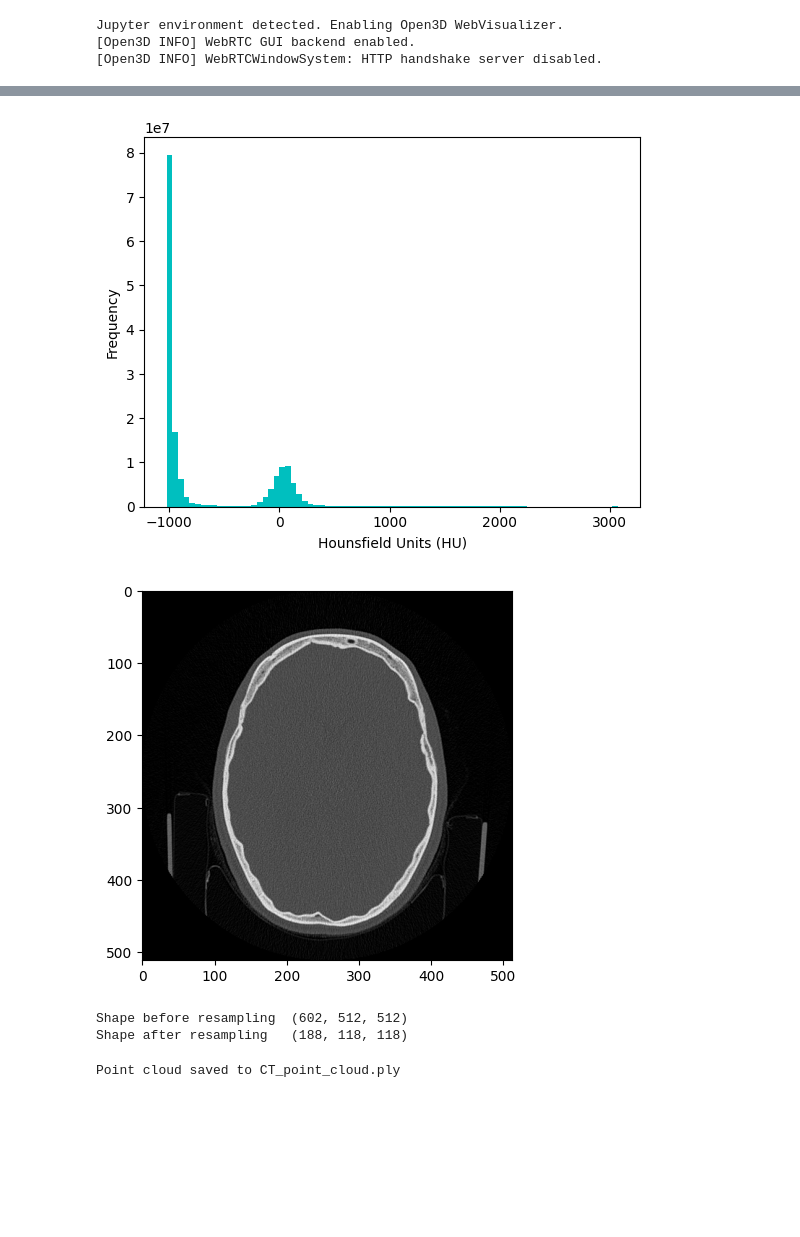
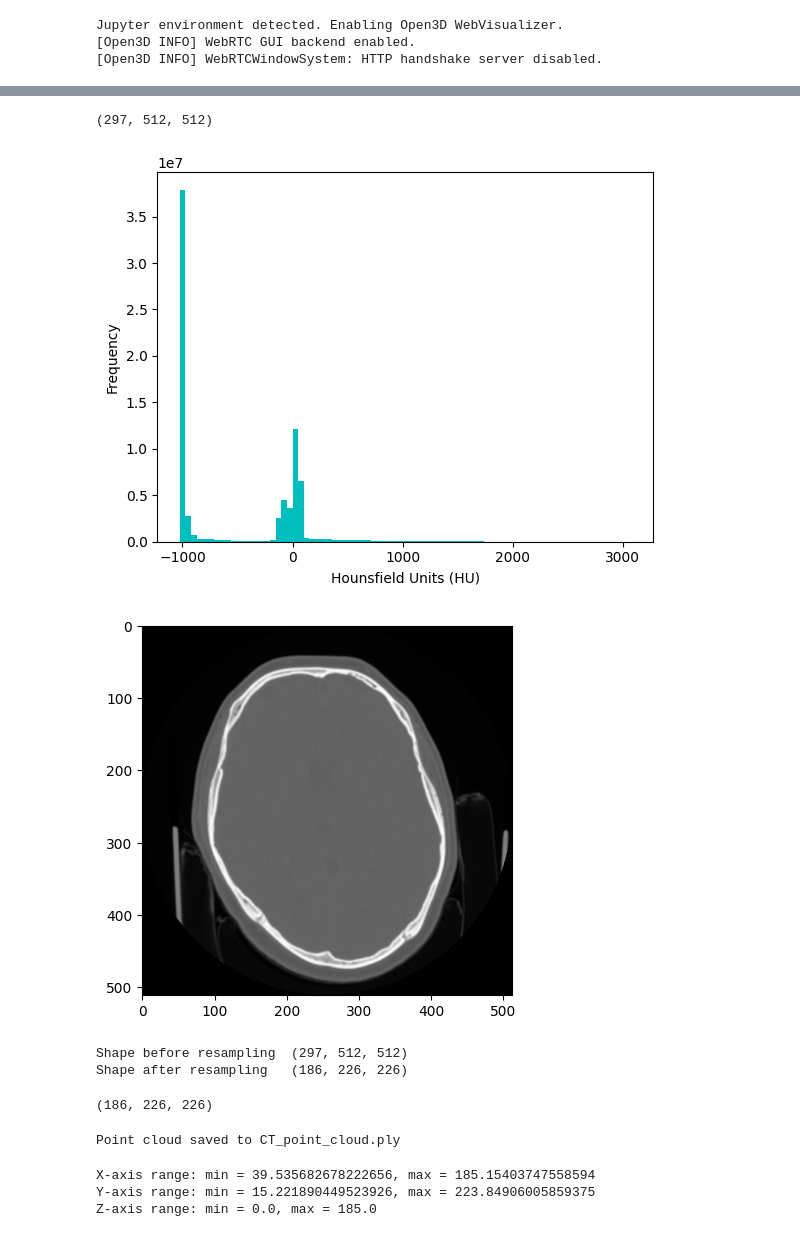
Before and after one commit to qiwen-1123/DICOM_Task, a Jupyter notebook: read_dicomdir.ipynb, the cells around one changed output, grey strips where cells are left out. Drawn from its saved outputs; the diff is of its cells as text; code cells hidden in the pictures; blank space fills up the shorter version.

```diff
--- a/read_dicomdir.ipynb
+++ b/read_dicomdir.ipynb
@@ -6,12 +6,18 @@ import os
 import open3d as o3d
 import scipy
 import matplotlib.pyplot as plt
+import copy
 
 from skimage import measure, morphology
 from mpl_toolkits.mplot3d.art3d import Poly3DCollection
 
-dicomdir_path="/home/qiwen/Documents/CT_Daten/Case WM/2023-08-24-002/DICOMDIR"
-images_folder="/home/qiwen/Documents/CT_Daten/Case WM/2023-08-24-002/IMAGES"
+# dicomdir_path="/home/qiwen/Documents/CT_Daten/Case WM/2023-08-24-002/DICOMDIR"
+# images_folder="/home/qiwen/Documents/CT_Daten/Case WM/2023-08-24-002/IMAGES"
+
+dicomdir_path='/home/qiwen/Documents/CT_Daten/Case RS/2023-08-24-001/DICOMDIR'
+images_folder="/home/qiwen/Documents/CT_Daten/Case RS/2023-08-24-001/IMAGES"
+target_study_id="8ac05771"
+target_SeriesNumber="301"
 # %% [output]
 Jupyter environment detected. Enabling Open3D WebVisualizer.
 [Open3D INFO] WebRTC GUI backend enabled.
@@ -248,2 +256,3 @@ def normlize_plot_open3d(image, threshold=-300):
 # %%
-slices = load_scan_by_series(dicomdir_path, images_folder, target_study_id="9b1298b0", target_SeriesNumber="2")
+# slices = load_scan_by_series(dicomdir_path, images_folder, target_study_id="9b1298b0", target_SeriesNumber="2")
+slices = load_scan_by_series(dicomdir_path, images_folder, target_study_id, target_SeriesNumber)
@@ -254,25 +271,50 @@ Loaded 602 slices
 # %%
 first_patient_pixels = get_pixels_hu(slices)
+# %%
+first_patient_pixels.shape
+# %% [output]
+(297, 512, 512)
 # %%
 plt.hist(first_patient_pixels.flatten(), bins=80, color='c')
 plt.xlabel("Hounsfield Units (HU)")
 plt.ylabel("Frequency")
 plt.show()
 
 # Show some slice in the middle
-plt.imshow(first_patient_pixels[22], cmap=plt.cm.gray)
+plt.imshow(first_patient_pixels[0], cmap=plt.cm.gray)
 plt.show()
 # %% [output]
-[figure, old version]
+[figure, new version]
-[figure, old version]
+[figure, new version]
 # %%
-pix_resampled, spacing = resample(first_patient_pixels, slices, [2,2,2])
+pix_resampled, spacing = resample(first_patient_pixels, slices, [1,1,1])
 print("Shape before resampling\t", first_patient_pixels.shape)
 print("Shape after resampling\t", pix_resampled.shape)
 # %% [output]
-Shape before resampling  (602, 512, 512)
-Shape after resampling   (188, 118, 118)
+Shape before resampling  (297, 512, 512)
+Shape after resampling   (186, 226, 226)
-# %%
-normlize_plot_open3d(pix_resampled, 400)
-# %% [output]
-Point cloud saved to CT_point_cloud.ply
+# %%
+pix_resampled.shape
+# %% [output]
+(186, 226, 226)
+# %%
+point_cloud=get_open3d_pc(pix_resampled, 700, True)
+# %% [output]
+Point cloud saved to CT_point_cloud.ply
+# %%
+# 从点云中获取点的坐标
+points = np.asarray(point_cloud.points)
+
+# 计算每个轴的最小值和最大值
+x_min, x_max = points[:, 0].min(), points[:, 0].max()
+y_min, y_max = points[:, 1].min(), points[:, 1].max()
+z_min, z_max = points[:, 2].min(), points[:, 2].max()
+
+# 打印结果
+print(f"X-axis range: min = {x_min}, max = {x_max}")
+print(f"Y-axis range: min = {y_min}, max = {y_max}")
+print(f"Z-axis range: min = {z_min}, max = {z_max}")
+# %% [output]
+X-axis range: min = 39.535682678222656, max = 185.15403747558594
+Y-axis range: min = 15.221890449523926, max = 223.84906005859375
+Z-axis range: min = 0.0, max = 185.0
```
Also changed, not shown: parts of 14 cells of this notebook, 1 other file.
